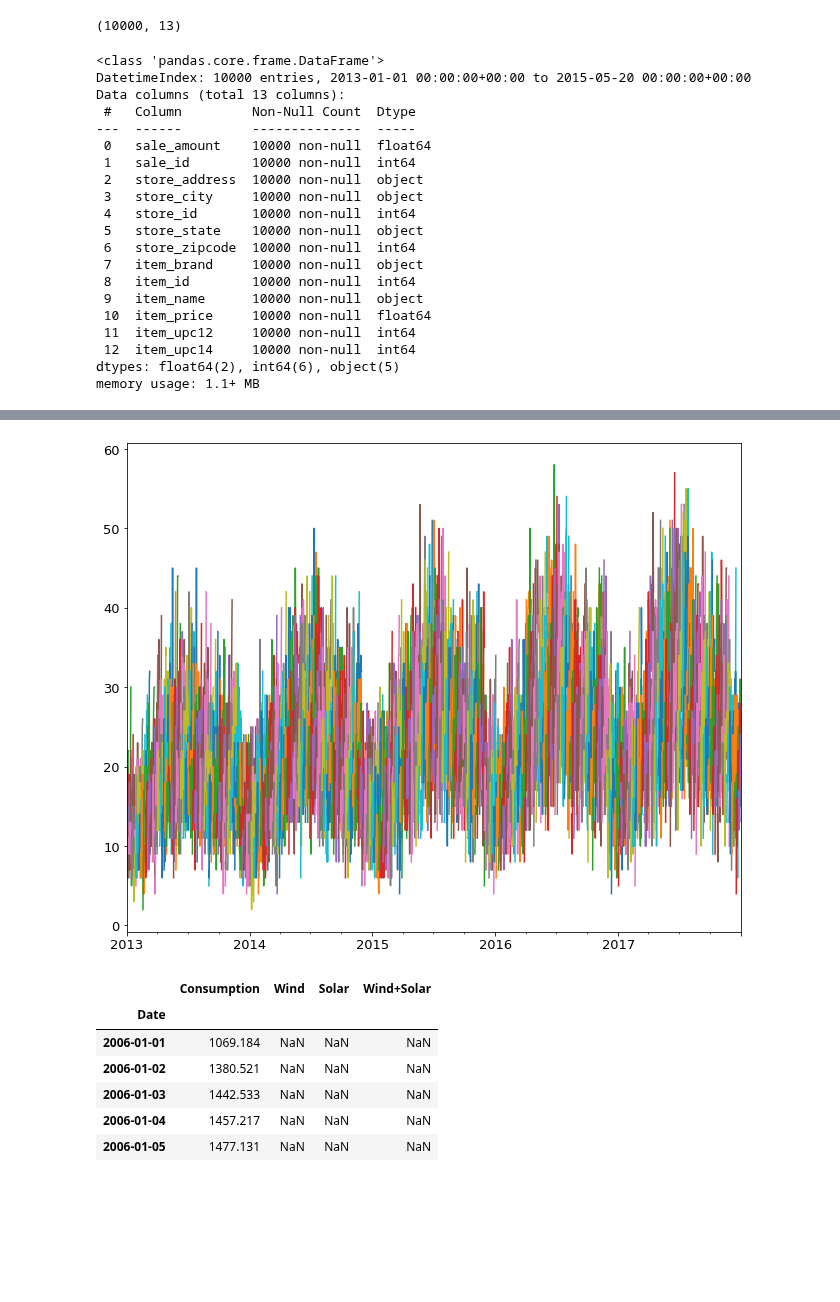
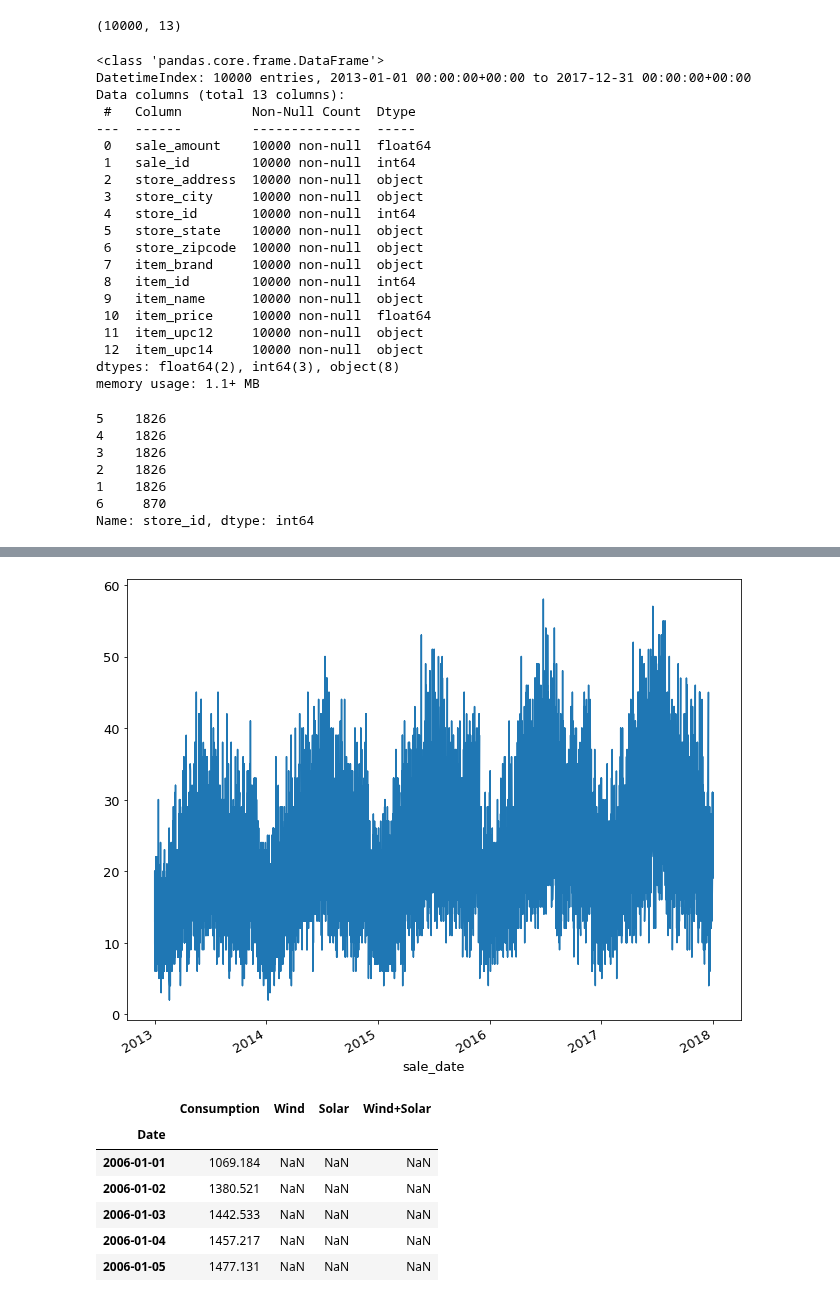
Before and after one commit to faithkane3/ds-methodologies-exercises, a Jupyter notebook: time_series/testing.ipynb, the cells around one changed output, grey strips where cells are left out. Drawn from its saved outputs; the diff is of its cells as text; code cells hidden in the pictures; blank space fills up the shorter version.

```diff
--- a/time_series/testing.ipynb
+++ b/time_series/testing.ipynb
@@ -20,7 +20,7 @@ warnings.filterwarnings("ignore")
 
 import acquire_walkthrough
 # %%
-df = acquire_walkthrough.big_df()
+df = acquire_walkthrough.get_store_data()
 df.head()
 # %% [output]
 |  | sale_amount | sale_id | store_address | store_city | store_id | store_state | store_zipcode | item_brand | ... |
@@ -38,7 +38,7 @@ df.shape
 df.info()
 # %% [output]
 <class 'pandas.core.frame.DataFrame'>
-DatetimeIndex: 10000 entries, 2013-01-01 00:00:00+00:00 to 2015-05-20 00:00:00+00:00
+DatetimeIndex: 10000 entries, 2013-01-01 00:00:00+00:00 to 2017-12-31 00:00:00+00:00
 Data columns (total 13 columns):
  #   Column         Non-Null Count  Dtype
 ---  ------         --------------  -----
@@ -48,15 +48,25 @@ Data columns (total 13 columns):
  3   store_city     10000 non-null  object
  4   store_id       10000 non-null  int64
  5   store_state    10000 non-null  object
- 6   store_zipcode  10000 non-null  int64
+ 6   store_zipcode  10000 non-null  object
  7   item_brand     10000 non-null  object
  8   item_id        10000 non-null  int64
  9   item_name      10000 non-null  object
  10  item_price     10000 non-null  float64
- 11  item_upc12     10000 non-null  int64
- 12  item_upc14     10000 non-null  int64
-dtypes: float64(2), int64(6), object(5)
+ 11  item_upc12     10000 non-null  object
+ 12  item_upc14     10000 non-null  object
+dtypes: float64(2), int64(3), object(8)
 memory usage: 1.1+ MB
+# %%
+df.store_id.value_counts()
+# %% [output]
+5    1826
+4    1826
+3    1826
+2    1826
+1    1826
+6     870
+Name: store_id, dtype: int64
 # %%
-df.groupby('store_id')['sale_amount'].resample('W').plot()
+df['sale_amount'].plot()
 # %% [output]
@@ -76,4 +74,4 @@ Name: sale_amount, Length: 1430, dtype: object
-[figure, old version]
+[figure, new version]
 # %%
 gdf = acquire_walkthrough.german_energy_csv()
 gdf.head()
```
Also changed, not shown: parts of 4 cells of this notebook, 5 other files.
